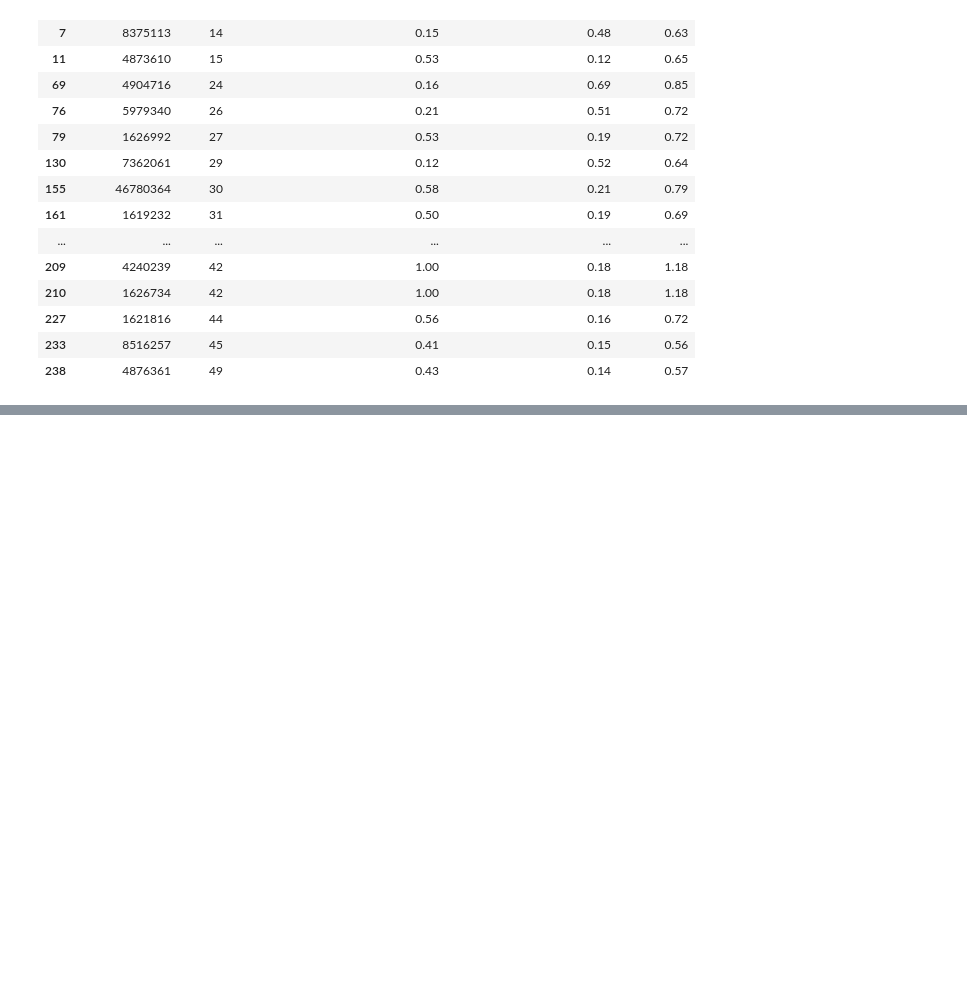
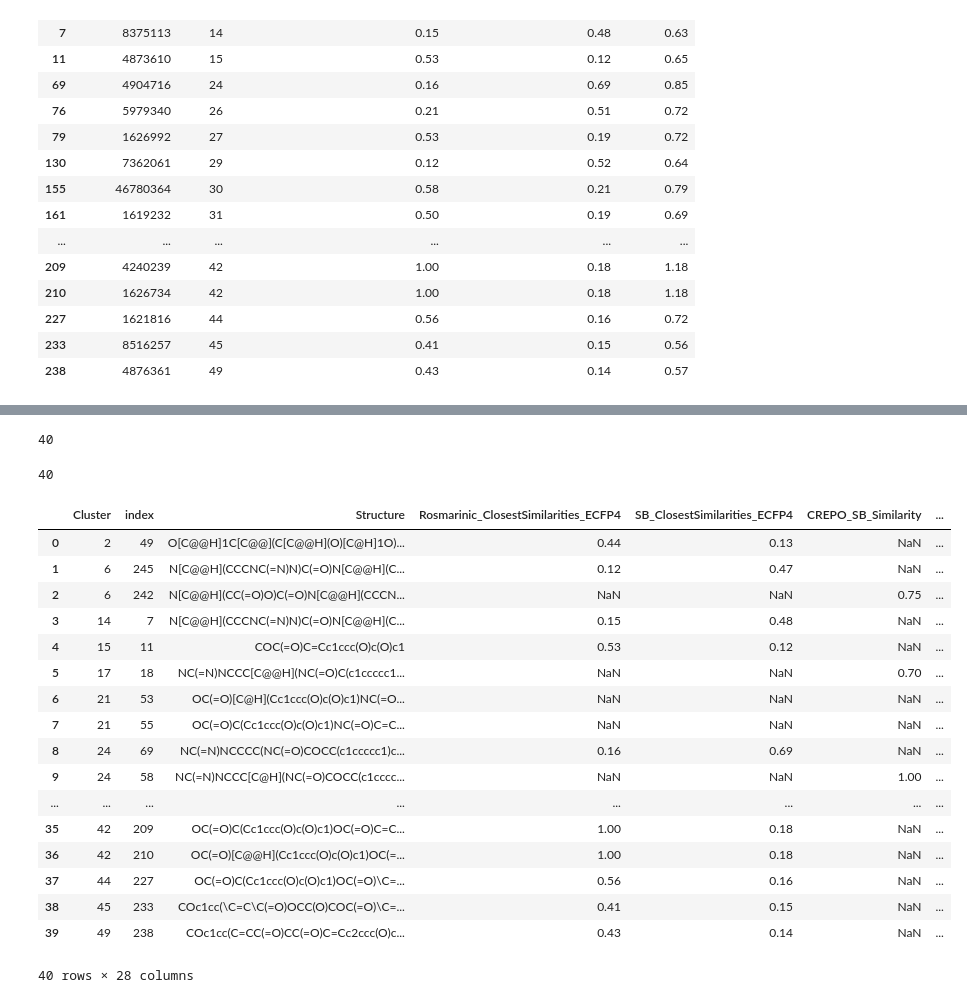
Before and after one commit to DavidToledano/Complement-Factor-Inhibitors-Data-Analysis, a Jupyter notebook: Jupyter Notebooks/Candidates in terms of CutOff - ECFP4 processing.ipynb, the cells around one changed output, grey strips where cells are left out. Saved outputs shown, nothing was run; the diff lists cells and outputs as text; code cells hidden in the pictures; blank space fills up the shorter version.

```diff
--- a/Jupyter Notebooks/Candidates in terms of CutOff - ECFP4 processing.ipynb
+++ b/Jupyter Notebooks/Candidates in terms of CutOff - ECFP4 processing.ipynb
@@ -161,0 +195,6 @@ new_df
+# %%
+df_CREPO_RA = df[['COMPOUND_ID', 'Cluster', 'CREPO_Rosmarinic_Similarity']]
+df_CREPO_RA = df_CREPO_RA[~(df_CREPO_RA['CREPO_Rosmarinic_Similarity'].isnull())]
+idx = df_CREPO_RA.groupby(['Cluster'])['CREPO_Rosmarinic_Similarity'].transform(max) == df_CREPO_RA['CREPO_Rosmarinic_Similarity']
+df_CREPO_RA_clust_cand = df_CREPO_RA[idx].sort_values(by=['Cluster'])
+df_CREPO_RA_clust_cand
@@ -161,0 +208,6 @@ new_df
+# %%
+df_CREPO_SB = df[['COMPOUND_ID', 'Cluster', 'CREPO_SB_Similarity']]
+df_CREPO_SB = df_CREPO_SB[~(df_CREPO_SB['CREPO_SB_Similarity'].isnull())]
+idx = df_CREPO_SB.groupby(['Cluster'])['CREPO_SB_Similarity'].transform(max) == df_CREPO_SB['CREPO_SB_Similarity']
+df_CREPO_SB_clust_cand = df_CREPO_SB[idx].sort_values(by=['Cluster'])
+df_CREPO_SB_clust_cand
@@ -161,0 +226,38 @@ new_df
+# %%
+ID_ECFP4_clust_cand = new_df['COMPOUND_ID']
+ID_CREPO_RA_clust_cand = df_CREPO_RA_clust_cand['COMPOUND_ID']
+ID_CREPO_SB_clust_cand = df_CREPO_SB_clust_cand['COMPOUND_ID']
+ID_clus_cand = pd.concat([ID_ECFP4_clust_cand, ID_CREPO_RA_clust_cand, ID_CREPO_SB_clust_cand])
+ID_clus_cand.count()
+# %% [output]
+40
+# %%
+ID_clus_cand.count()
+# %% [output]
+40
+# %%
+df_clust_cand = df.loc[df['COMPOUND_ID'].isin(ID_clus_cand)]
+df_clust_cand = df_clust_cand.sort_values(by=['Cluster'])
+df_clust_cand = df_clust_cand.reset_index()
+first_column = df_clust_cand.pop('Cluster')
+df_clust_cand.insert(0, 'Cluster', first_column)
+df_clust_cand
+# %% [output]
+|  | Cluster | index | Structure | Rosmarinic_ClosestSimilarities_ECFP4 | SB_ClosestSimilarities_ECFP4 | CREPO_SB_Similarity | ... |
+| 0 | 2 | 49 | O[C@@H]1C[C@@](C[C@@H](O)[C@H]1O)... | 0.44 | 0.13 | NaN | ... |
+| 1 | 6 | 245 | N[C@@H](CCCNC(=N)N)C(=O)N[C@@H](C... | 0.12 | 0.47 | NaN | ... |
+| 2 | 6 | 242 | N[C@@H](CC(=O)O)C(=O)N[C@@H](CCCN... | NaN | NaN | 0.75 | ... |
+| 3 | 14 | 7 | N[C@@H](CCCNC(=N)N)C(=O)N[C@@H](C... | 0.15 | 0.48 | NaN | ... |
+| 4 | 15 | 11 | COC(=O)C=Cc1ccc(O)c(O)c1 | 0.53 | 0.12 | NaN | ... |
+| 5 | 17 | 18 | NC(=N)NCCC[C@@H](NC(=O)C(c1ccccc1... | NaN | NaN | 0.70 | ... |
+| 6 | 21 | 53 | OC(=O)[C@H](Cc1ccc(O)c(O)c1)NC(=O... | NaN | NaN | NaN | ... |
+| 7 | 21 | 55 | OC(=O)C(Cc1ccc(O)c(O)c1)NC(=O)C=C... | NaN | NaN | NaN | ... |
+| 8 | 24 | 69 | NC(=N)NCCCC(NC(=O)COCC(c1ccccc1)c... | 0.16 | 0.69 | NaN | ... |
+| 9 | 24 | 58 | NC(=N)NCCC[C@H](NC(=O)COCC(c1cccc... | NaN | NaN | 1.00 | ... |
+| ... | ... | ... | ... | ... | ... | ... | ... |
+| 35 | 42 | 209 | OC(=O)C(Cc1ccc(O)c(O)c1)OC(=O)C=C... | 1.00 | 0.18 | NaN | ... |
+| 36 | 42 | 210 | OC(=O)[C@@H](Cc1ccc(O)c(O)c1)OC(=... | 1.00 | 0.18 | NaN | ... |
+| 37 | 44 | 227 | OC(=O)C(Cc1ccc(O)c(O)c1)OC(=O)\C=... | 0.56 | 0.16 | NaN | ... |
+| 38 | 45 | 233 | COc1cc(\C=C\C(=O)OCC(O)COC(=O)\C=... | 0.41 | 0.15 | NaN | ... |
+| 39 | 49 | 238 | COc1cc(C=CC(=O)CC(=O)C=Cc2ccc(O)c... | 0.43 | 0.14 | NaN | ... |
+40 rows × 28 columns
```
Also changed, not shown: parts of 9 cells of this notebook, 1 other file.
